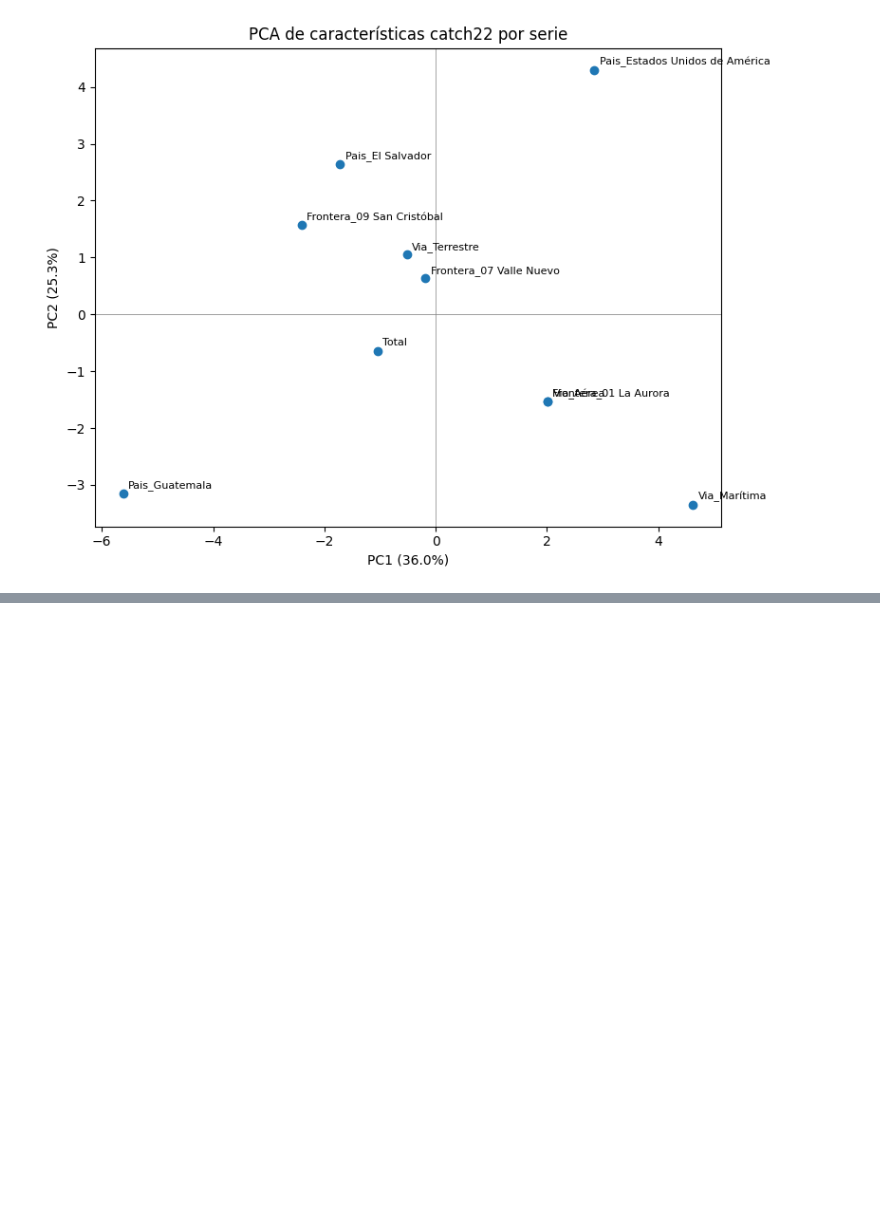
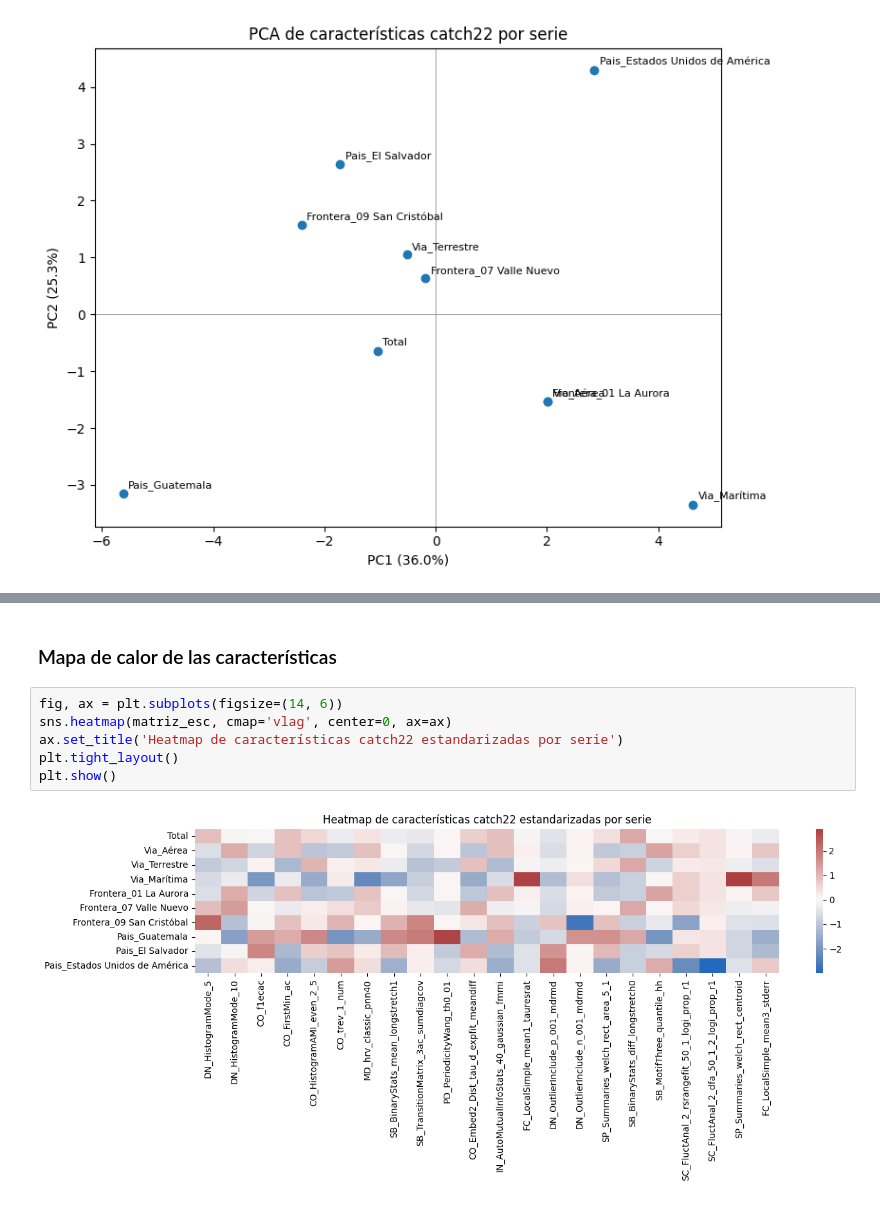
Before and after one commit to Qu3zada22/Laboratorio1-ds, a Jupyter notebook: lab2.ipynb, the cells around one changed output, grey strips where cells are left out. Cells and saved outputs as stored; diff of their text form; blank space fills up the shorter version.

```diff
--- a/lab2.ipynb
+++ b/lab2.ipynb
@@ -351,0 +400,10 @@ Varianza explicada: [0.36  0.253]
+# %% [markdown]
+### Mapa de calor de las características
+# %%
+fig, ax = plt.subplots(figsize=(14, 6))
+sns.heatmap(matriz_esc, cmap='vlag', center=0, ax=ax)
+ax.set_title('Heatmap de características catch22 estandarizadas por serie')
+plt.tight_layout()
+plt.show()
+# %% [output]
+[figure, added]
```
Also changed, not shown: parts of 11 cells of this notebook.
